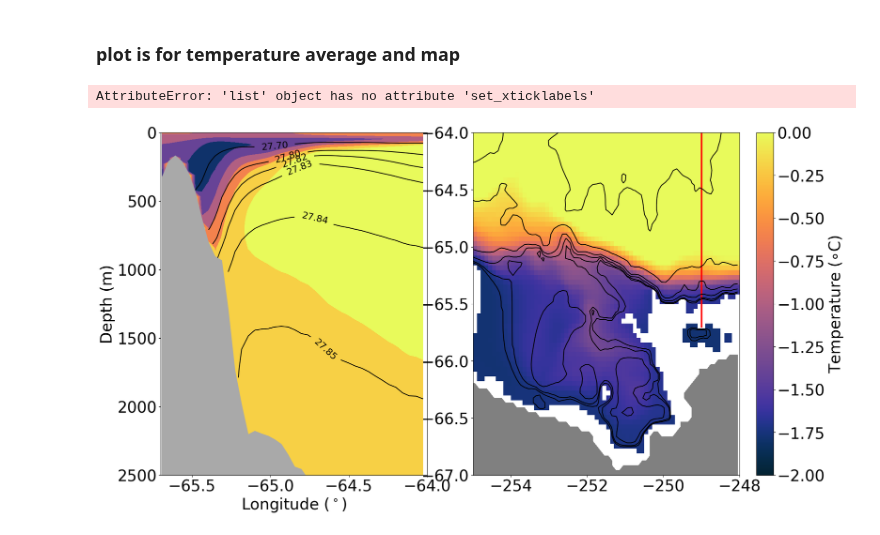
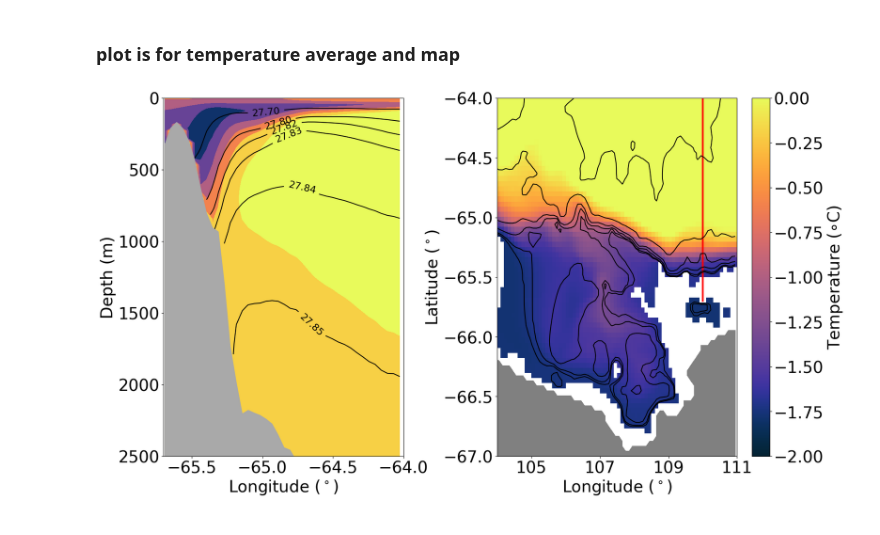
Before and after one commit to ribeiron/ScriptsChapter3, a Jupyter notebook: transect_for_review.ipynb, the cells around one changed output. Cells and saved outputs as stored; diff of their text form; code cells hidden in the pictures.

Commit message:
transect over ekman region for steve

```diff
--- a/transect_for_review.ipynb
+++ b/transect_for_review.ipynb
@@ -221,37 +221,36 @@ ax1=plt.subplot(1,2,2)
 # plot map::
 # define transect start and end points:
 # Change these values until you get the transect you want:
 lat0 = -65.7
 lat1=  -64
 lon0 = -249
 lon1 = -249 #-254
 
 fontsize=28
 # plot temperature:
 plt.pcolormesh(temp_slice.xt_ocean,temp_slice.yt_ocean,temp_slice, cmap=cmocean.thermal,
               vmin=-2,vmax=0)
 cbar=plt.colorbar()
 cbar.ax.tick_params(labelsize=fontsize2)
 cbar.set_label(r'Temperature ($\circ$C)', fontsize = fontsize2,labelpad=5)
 
 # plot transect location:
-pc=plt.plot([lon0,lon1],[lat0,lat1],'r',linewidth='3')
+plt.plot([lon0,lon1],[lat0,lat1],'r',linewidth='3')
 plt.xlim((-255, -248))
 plt.ylim((-67, -64))
 # plot bathymetry contours:
 plt.contour(ht.xt_ocean,ht.yt_ocean,ht,[500,550,700,1000,2000,3000],colors='k')
 plt.contourf(ht.xt_ocean,ht.yt_ocean,land_mask,colors='grey')
 plt.tick_params(labelsize=fontsize)
 
 
-pc.set_xticklabels([-256+359,-254+359,-252+359,-250+359,-248+359])
+ax1.set_xticklabels([-256+359,-254+359,-252+359,-250+359,-248+359])
 plt.xlabel('Longitude ($^\circ$)',fontsize=fontsize)
 plt.ylabel('Latitude ($^\circ$)',fontsize=fontsize)
 
 fig.tight_layout()
-#figdir = '/g/data/v45/ns3783/ScriptsChapter3/Figures'
-#filestr = figdir+'/review_transect_map_over_ekman.png'
-#plt.savefig(filestr,dpi=600,bbox_inches='tight')
+figdir = '/g/data/v45/ns3783/ScriptsChapter3/Figures'
+filestr = figdir+'/review_transect_and_map_over_ekman.png'
+plt.savefig(filestr,dpi=600,bbox_inches='tight')
 # %% [output]
-AttributeError: 'list' object has no attribute 'set_xticklabels'
-[figure, old version]
+[figure, new version]
```
